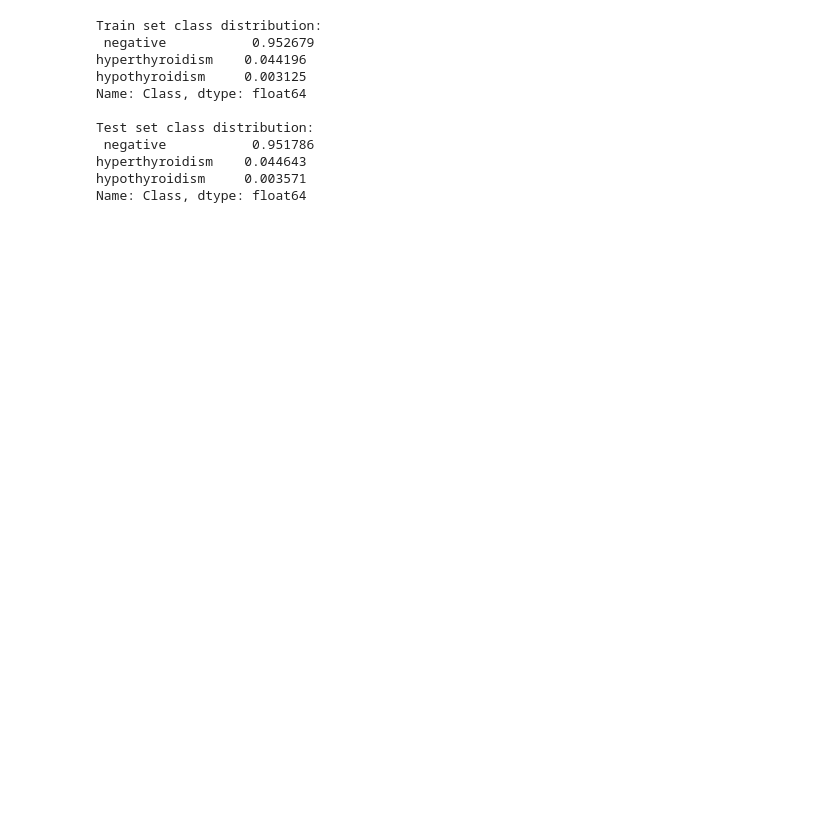
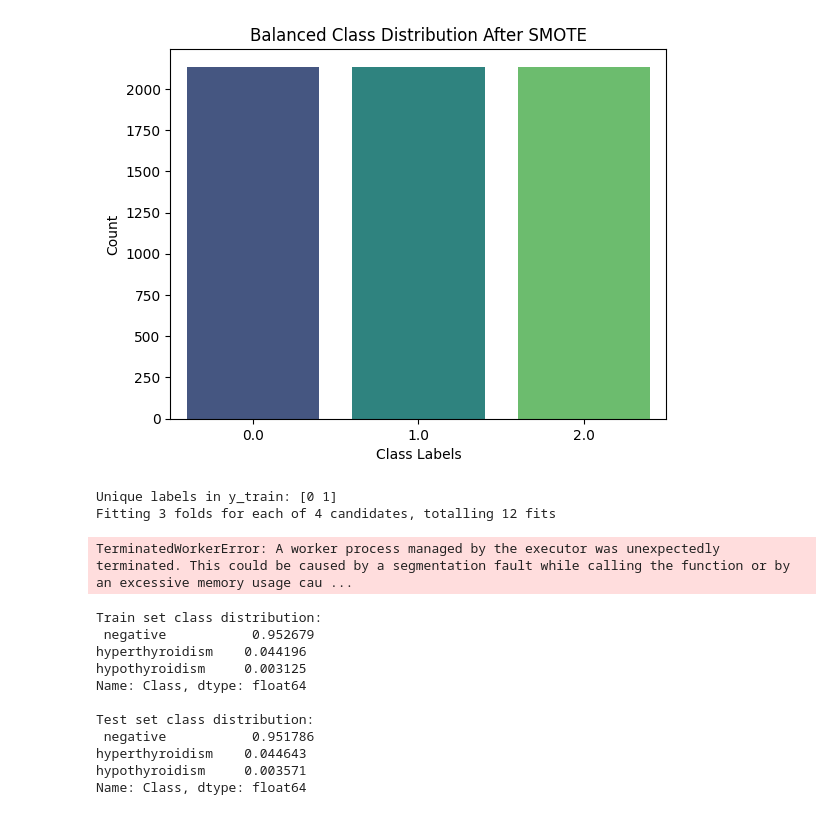
Before and after one commit to 09Pooja99/Thyroid_Disease_Detection_ML, a Jupyter notebook: notebook/datatransformation.ipynb, the cells around one changed output. Saved outputs shown, nothing was run; the diff lists cells and outputs as text; code cells hidden in the pictures; blank space fills up the shorter version.

```diff
--- a/notebook/datatransformation.ipynb
+++ b/notebook/datatransformation.ipynb
@@ -0,0 +1,2 @@
+# %%
+data_path = r"E:\Internship_Projects\Thyroid_Disease_Detection_ML\thyroid_detection\artifact\data_transformation\2025-03-21-06-05-22\transformed_data\train\train.npz"
@@ -0,0 +7,3 @@
+# %%
+X = np.load(data_path, allow_pickle=True)
+print("X shape:", X.shape)
@@ -0,0 +32,6 @@
+# %%
+X_features = X[:, :-1]  # All columns except the last
+y_labels = X[:, -1]  # Last column (assumed to be labels)
+
+print("Features shape:", X_features.shape)
+print("Labels shape:", y_labels.shape)
@@ -0,0 +41,12 @@
+# %%
+# Convert features to DataFrame
+df_X = pd.DataFrame(X_features)
+
+# Convert labels to a Series
+df_y = pd.Series(y_labels, name="Target")
+
+# Combine features and labels into one DataFrame
+df = pd.concat([df_X, df_y], axis=1)
+
+# Display the first few rows
+print(df.head())
@@ -1,3 +115,36 @@
+# %%
+import seaborn as sns
+import matplotlib.pyplot as plt
+
+sns.countplot(x=df["Target"], palette="viridis")
+plt.xlabel("Class Labels")
+plt.ylabel("Count")
+plt.title("Balanced Class Distribution After SMOTE")
+plt.show()
+# %% [output]
+[figure, added]
+# %%
+from sklearn.ensemble import RandomForestClassifier
+from sklearn.model_selection import GridSearchCV
+from sklearn.datasets import make_classification
+
+print("Unique labels in y_train:", np.unique(y))
+
+# Create a small test dataset
+X, y = make_classification(n_samples=500, n_features=10, random_state=42)
+
+# Define simple param grid
+param_grid = {"n_estimators": [10, 50], "max_depth": [3, None]}
+
+# Run GridSearchCV
+clf = GridSearchCV(RandomForestClassifier(), param_grid, cv=3, scoring="accuracy", verbose=3, n_jobs=-1)
+clf.fit(X, y)
+
+print("Best Parameters:", clf.best_params_)
+# %% [output]
+Unique labels in y_train: [0 1]
+Fitting 3 folds for each of 4 candidates, totalling 12 fits
+TerminatedWorkerError: A worker process managed by the executor was unexpectedly terminated. This could be caused by a segmentation fault while calling the function or by an excessive memory usage cau ...
 # %%
 import pandas as pd
 import numpy as np
```
Also changed, not shown: parts of 16 cells of this notebook, 14 other files.
